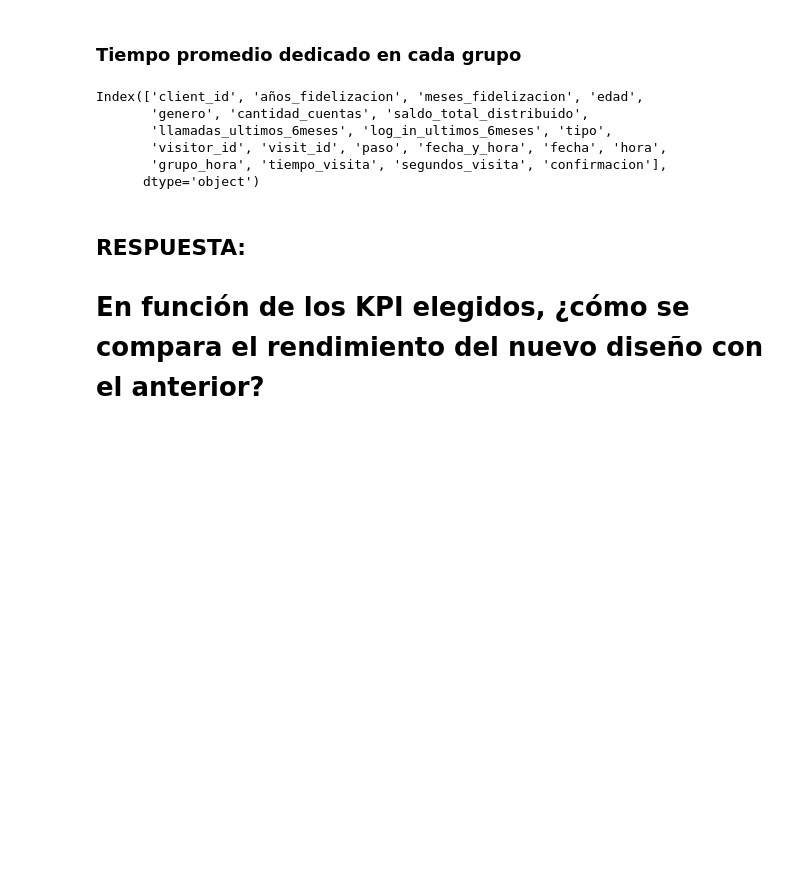
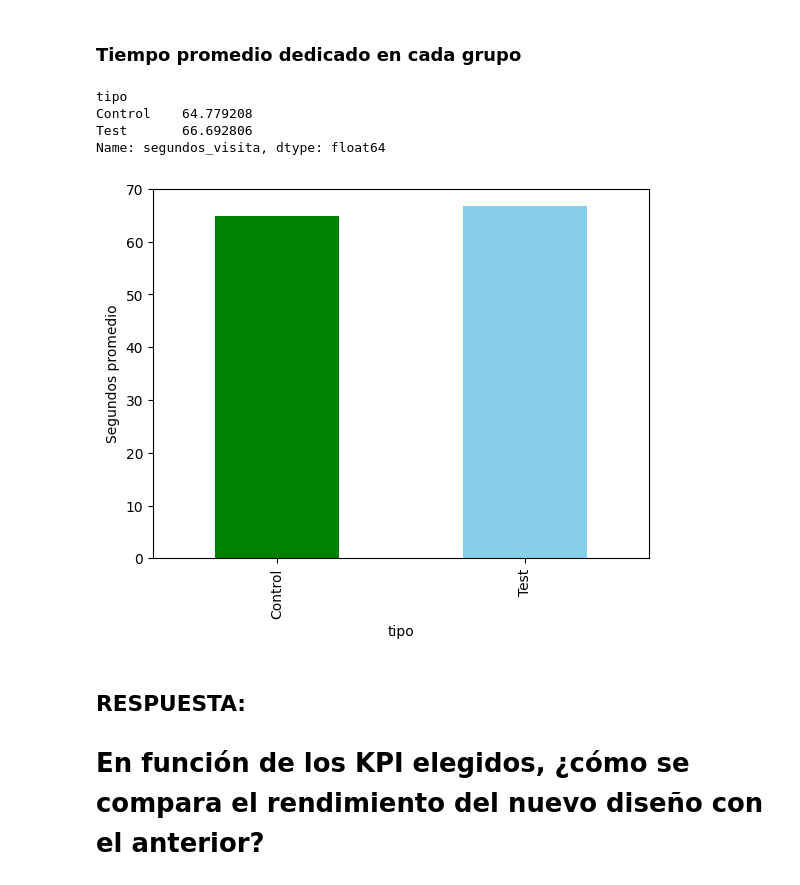
Before and after one commit to carmamenriosrodriguez/proyecto-5-, a Jupyter notebook: Proyecto.ipynb, the cells around one changed output. Drawn from its saved outputs; the diff is of its cells as text; code cells hidden in the pictures; blank space fills up the shorter version.

```diff
--- a/Proyecto.ipynb
+++ b/Proyecto.ipynb
@@ -1349,14 +1413,21 @@ plt.legend(title='Leyenda')
 # %% [markdown]
 ### Tiempo promedio dedicado en cada grupo
 # %%
-df_final.columns
+## Agrupamos por tipo y segundos y calculamos la media de los valores True
+tiempo_grupo = df_final.groupby('tipo')['segundos_visita'].mean()
-# %% [output]
-Index(['client_id', 'años_fidelizacion', 'meses_fidelizacion', 'edad',
-       'genero', 'cantidad_cuentas', 'saldo_total_distribuido',
-       'llamadas_ultimos_6meses', 'log_in_ultimos_6meses', 'tipo',
-       'visitor_id', 'visit_id', 'paso', 'fecha_y_hora', 'fecha', 'hora',
-       'grupo_hora', 'tiempo_visita', 'segundos_visita', 'confirmacion'],
-      dtype='object')
+# %%
+tiempo_grupo
+# %% [output]
+tipo
+Control    64.779208
+Test       66.692806
+Name: segundos_visita, dtype: float64
+# %%
+tiempo_grupo.plot(kind='bar', color=['green', 'skyblue'])
+plt.ylabel('Segundos promedio')
+plt.show()
+# %% [output]
+[figure, added]
 # %% [markdown]
 ## RESPUESTA:
 # En función de los KPI elegidos, ¿cómo se compara el rendimiento del nuevo diseño con el anterior?
```
Also changed, not shown: parts of 43 cells of this notebook.
